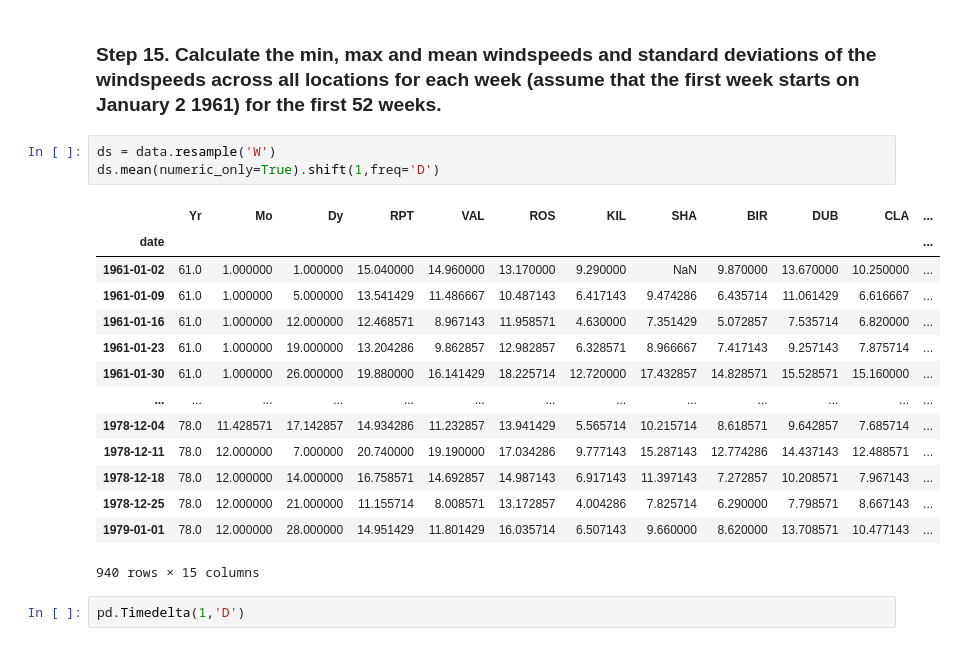
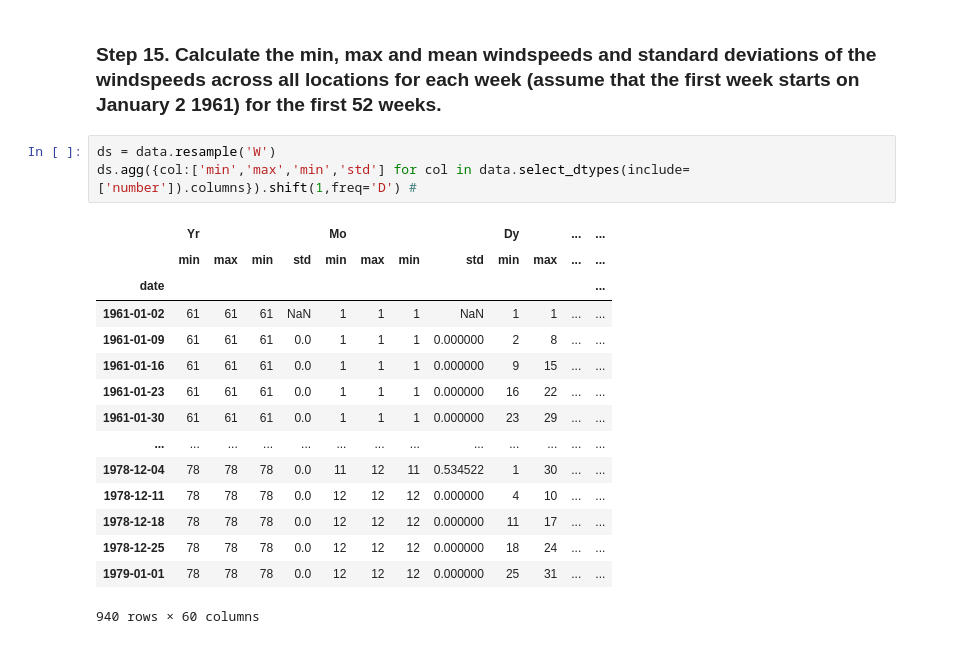
Before and after one commit to YuJieQiu0823712/pandas_practice, a Jupyter notebook: 06_Stats/Exercises2.ipynb, the cells around one changed output. Drawn from its saved outputs; the diff is of its cells as text.

```diff
--- a/06_Stats/Exercises2.ipynb
+++ b/06_Stats/Exercises2.ipynb
@@ -245,21 +293,20 @@ ds.mean(numeric_only=True)
 ### Step 15. Calculate the min, max and mean windspeeds and standard deviations of the windspeeds across all locations for each week (assume that the first week starts on January 2 1961) for the first 52 weeks.
 # %%
 ds = data.resample('W')
-ds.mean(numeric_only=True).shift(1,freq='D')
+ds.agg({col:['min','max','min','std'] for col in data.select_dtypes(include=['number']).columns}).shift(1,freq='D') #
 # %% [output]
-|  | Yr | Mo | Dy | RPT | VAL | ROS | KIL | SHA | BIR | DUB | CLA | ... |
+|  | Yr |  |  |  | Mo |  |  |  | Dy |  | ... | ... |
+|  | min | max | min | std | min | max | min | std | min | max | ... | ... |
 | date |  |  |  |  |  |  |  |  |  |  |  | ... |
-| 1961-01-02 | 61.0 | 1.000000 | 1.000000 | 15.040000 | 14.960000 | 13.170000 | 9.290000 | NaN | 9.870000 | 13.670000 | 10.250000 | ... |
-| 1961-01-09 | 61.0 | 1.000000 | 5.000000 | 13.541429 | 11.486667 | 10.487143 | 6.417143 | 9.474286 | 6.435714 | 11.061429 | 6.616667 | ... |
-| 1961-01-16 | 61.0 | 1.000000 | 12.000000 | 12.468571 | 8.967143 | 11.958571 | 4.630000 | 7.351429 | 5.072857 | 7.535714 | 6.820000 | ... |
-| 1961-01-23 | 61.0 | 1.000000 | 19.000000 | 13.204286 | 9.862857 | 12.982857 | 6.328571 | 8.966667 | 7.417143 | 9.257143 | 7.875714 | ... |
-| 1961-01-30 | 61.0 | 1.000000 | 26.000000 | 19.880000 | 16.141429 | 18.225714 | 12.720000 | 17.432857 | 14.828571 | 15.528571 | 15.160000 | ... |
+| 1961-01-02 | 61 | 61 | 61 | NaN | 1 | 1 | 1 | NaN | 1 | 1 | ... | ... |
+| 1961-01-09 | 61 | 61 | 61 | 0.0 | 1 | 1 | 1 | 0.000000 | 2 | 8 | ... | ... |
+| 1961-01-16 | 61 | 61 | 61 | 0.0 | 1 | 1 | 1 | 0.000000 | 9 | 15 | ... | ... |
+| 1961-01-23 | 61 | 61 | 61 | 0.0 | 1 | 1 | 1 | 0.000000 | 16 | 22 | ... | ... |
+| 1961-01-30 | 61 | 61 | 61 | 0.0 | 1 | 1 | 1 | 0.000000 | 23 | 29 | ... | ... |
 | ... | ... | ... | ... | ... | ... | ... | ... | ... | ... | ... | ... | ... |
-| 1978-12-04 | 78.0 | 11.428571 | 17.142857 | 14.934286 | 11.232857 | 13.941429 | 5.565714 | 10.215714 | 8.618571 | 9.642857 | 7.685714 | ... |
-| 1978-12-11 | 78.0 | 12.000000 | 7.000000 | 20.740000 | 19.190000 | 17.034286 | 9.777143 | 15.287143 | 12.774286 | 14.437143 | 12.488571 | ... |
-| 1978-12-18 | 78.0 | 12.000000 | 14.000000 | 16.758571 | 14.692857 | 14.987143 | 6.917143 | 11.397143 | 7.272857 | 10.208571 | 7.967143 | ... |
-| 1978-12-25 | 78.0 | 12.000000 | 21.000000 | 11.155714 | 8.008571 | 13.172857 | 4.004286 | 7.825714 | 6.290000 | 7.798571 | 8.667143 | ... |
-| 1979-01-01 | 78.0 | 12.000000 | 28.000000 | 14.951429 | 11.801429 | 16.035714 | 6.507143 | 9.660000 | 8.620000 | 13.708571 | 10.477143 | ... |
+| 1978-12-04 | 78 | 78 | 78 | 0.0 | 11 | 12 | 11 | 0.534522 | 1 | 30 | ... | ... |
+| 1978-12-11 | 78 | 78 | 78 | 0.0 | 12 | 12 | 12 | 0.000000 | 4 | 10 | ... | ... |
+| 1978-12-18 | 78 | 78 | 78 | 0.0 | 12 | 12 | 12 | 0.000000 | 11 | 17 | ... | ... |
+| 1978-12-25 | 78 | 78 | 78 | 0.0 | 12 | 12 | 12 | 0.000000 | 18 | 24 | ... | ... |
+| 1979-01-01 | 78 | 78 | 78 | 0.0 | 12 | 12 | 12 | 0.000000 | 25 | 31 | ... | ... |
-940 rows × 15 columns
+940 rows × 60 columns
-# %%
-pd.Timedelta(1,'D')
```
Also changed, not shown: parts of 9 cells of this notebook.
